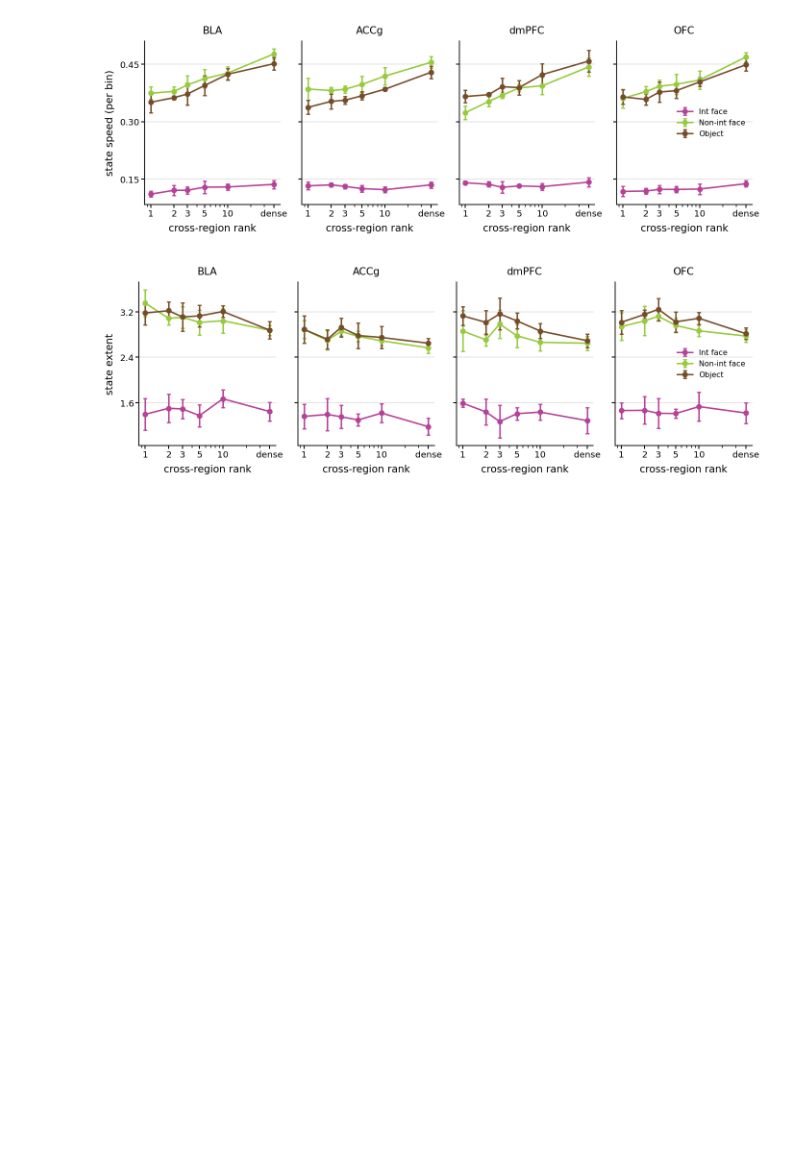
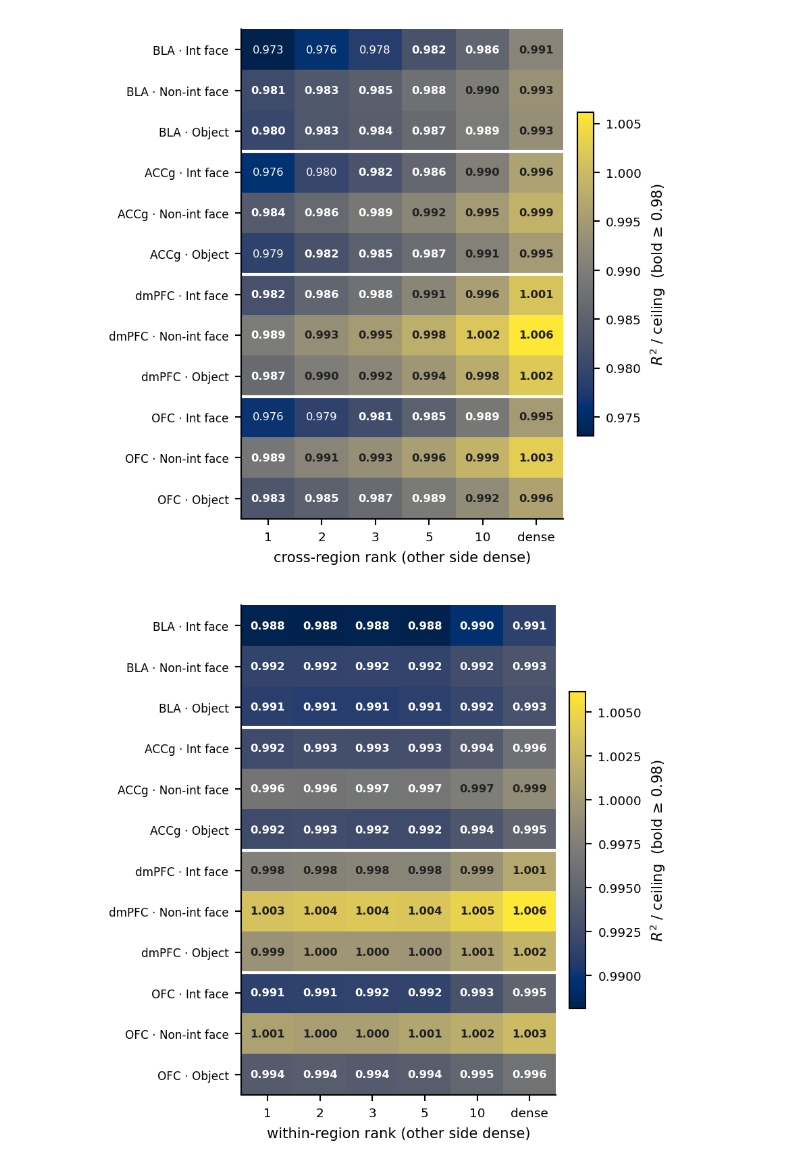
Before and after one commit to gprabaha/dal_monte_2022_analysis, a Jupyter notebook: notebooks/mrnn_chapter/02b_bottleneck_properties.ipynb, the cells around one changed output. Saved outputs shown, nothing was run; the diff lists cells and outputs as text; code cells hidden in the pictures; blank space fills up the shorter version.

```diff
--- a/notebooks/mrnn_chapter/02b_bottleneck_properties.ipynb
+++ b/notebooks/mrnn_chapter/02b_bottleneck_properties.ipynb
@@ -226,8 +223,14 @@ the bottleneck changes them, and whether it does so differently per fixation typ
 # %%
-for prop, label in (("state_speed", "state speed (per bin)"), ("state_extent", "state extent")):
-    show(aviz.plot_property_vs_rank(within_dense, prop, rank_column="rank_cross", ylabel=label),
-         f"fig04_{prop}_vs_cross_rank")
+dense_annotated = with_ranks(dense_fit)
+for side, other, stem in (("rank_cross", "rank_within", "cross"), ("rank_within", "rank_cross", "within")):
+    block = pd.concat([fit[fit[other] == HIDDEN_UNITS], dense_annotated], ignore_index=True)
+    block["n_partners"] = block[side]   # reuse the ladder heatmap with rank on the x-axis
+    fig = aviz.plot_ladder_cell_heatmap(block, bar=ADEQUATE_BAR)
+    ax = fig.axes[0]
+    ax.set_xticklabels(["dense" if t.get_text() == str(HIDDEN_UNITS) else t.get_text() for t in ax.get_xticklabels()])
+    ax.set_xlabel(f"{stem}-region rank (other side dense)")
+    show(fig, f"fig04_{stem}_marginal_cell_heatmap")
 # %% [output]
-[figure, old version]
+[figure, new version]
-[figure, old version]
+[figure, new version]
 # %% [markdown]
```
Also changed, not shown: parts of 32 cells of this notebook, 4 other files.
